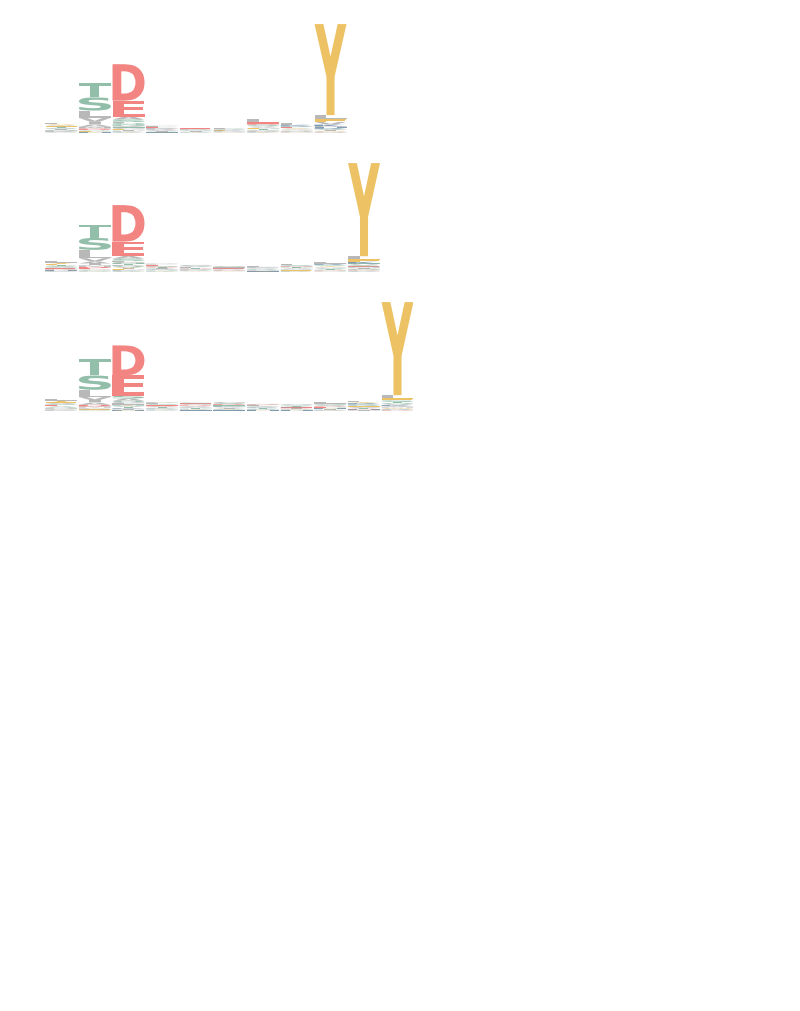
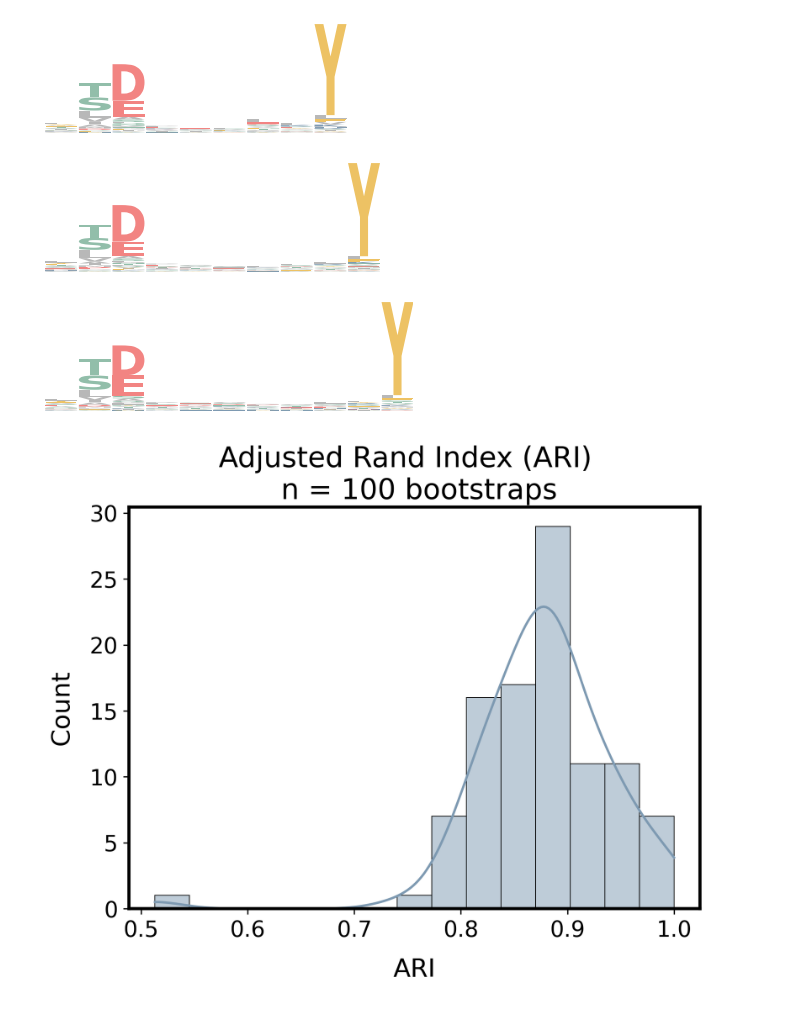
Before and after one commit to AtreeHeart/ImmunoMTL, a Jupyter notebook: MMS_clustering/analysis/Clustering_viz.ipynb, the cells around one changed output. Drawn from its saved outputs; the diff is of its cells as text; code cells hidden in the pictures; blank space fills up the shorter version.

```diff
--- a/MMS_clustering/analysis/Clustering_viz.ipynb
+++ b/MMS_clustering/analysis/Clustering_viz.ipynb
@@ -797,3 +797,84 @@ seqlogo_by_hla(mhc_df_filtered, "HLA-A*01:01")
 [figure]
 [figure]
 [figure]
+# %%
+from sklearn.metrics import adjusted_rand_score, normalized_mutual_info_score
+from sklearn.cluster import KMeans
+import matplotlib.pyplot as plt
+import seaborn as sns
+
+# Parameters
+n_clusters = 4
+n_iter = 100
+frac = 0.9
+rng_seed = 30
+
+# Train full model on all data
+model_filename = f'../models/kmeans_HLA{n_clusters}cluster.pkl'
+with open(model_filename, 'rb') as file:
+    full_model = pickle.load(file)
+
+full_labels = pd.Series(full_model.labels_, index=training.index)
+
+# Bootstrap function
+def bootstrap_clustering(df, base_labels, n_iter=100, frac=0.9):
+    ari_scores, nmi_scores = [], []
+
+    for i in range(n_iter):
+        sample = df.sample(frac=frac, replace=False, random_state=rng_seed + i)
+        model = KMeans(n_clusters=n_clusters, random_state=rng_seed).fit(sample)
+        sample_labels = pd.Series(model.labels_, index=sample.index)
+
+        overlap = sample_labels.index.intersection(base_labels.index)
+        ari = adjusted_rand_score(base_labels.loc[overlap], sample_labels.loc[overlap])
+        nmi = normalized_mutual_info_score(base_labels.loc[overlap], sample_labels.loc[overlap])
+        ari_scores.append(ari)
+        nmi_scores.append(nmi)
+
+    return ari_scores, nmi_scores
+
+ari_scores, nmi_scores = bootstrap_clustering(training, full_labels, n_iter=n_iter)
+
+# === Visualization (Styled to match previous figures) ===
+# === Bootstrap (already computed above) ===
+# ari_scores, nmi_scores = bootstrap_clustering(training, full_labels, n_iter=100)
+
+import matplotlib.pyplot as plt
+import seaborn as sns
+
+# Shared styling
+plt.rcParams['pdf.fonttype'] = 42
+plt.rcParams['axes.linewidth'] = 2
+plt.rcParams['font.weight'] = 400
+plt.rcParams['text.color'] = 'black'
+plt.rcParams['axes.labelcolor'] = 'black'
+plt.rcParams['xtick.color'] = 'black'
+plt.rcParams['ytick.color'] = 'black'
+plt.rcParams['axes.titlecolor'] = 'black'
+plt.rcParams['legend.labelcolor'] = 'black'
+
+# === Plot 1: ARI Histogram ===
+plt.figure(figsize=(6, 5), dpi=300)
+sns.histplot(ari_scores, kde=True, color="#7E9AB2", edgecolor='black', linewidth=0.5)
+plt.title("Adjusted Rand Index (ARI)  \n n = 100 bootstraps", fontsize=18, pad=5)
+plt.xlabel("ARI", fontsize=16, labelpad=10)
+plt.ylabel("Count", fontsize=16, labelpad=10)
+plt.tick_params(labelsize=14)
+plt.tight_layout()
+plt.savefig("figures/ari_bootstrap.png", dpi=300, transparent=True, bbox_inches='tight')
+plt.savefig("figures/pdf/ari_bootstrap.pdf", dpi=300, transparent=True, bbox_inches='tight')
+plt.show()
+
+# === Plot 2: NMI Histogram ===
+plt.figure(figsize=(6, 5), dpi=300)
+sns.histplot(nmi_scores, kde=True, color="#F28482", edgecolor='black', linewidth=0.5)
+plt.title("Normalized Mutual Information (NMI) \n n = 100 bootstraps", fontsize=18, pad=5)
+plt.xlabel("NMI", fontsize=16, labelpad=10)
+plt.ylabel("Count", fontsize=16, labelpad=10)
+plt.tick_params(labelsize=14)
+plt.tight_layout()
+plt.savefig("figures/nmi_bootstrap.png", dpi=300, transparent=True, bbox_inches='tight')
+plt.savefig("figures/pdf/nmi_bootstrap.pdf", dpi=300, transparent=True, bbox_inches='tight')
+plt.show()
+# %% [output]
+[figure, added]
```
Also changed, not shown: parts of 3 cells of this notebook, 13 other files.
